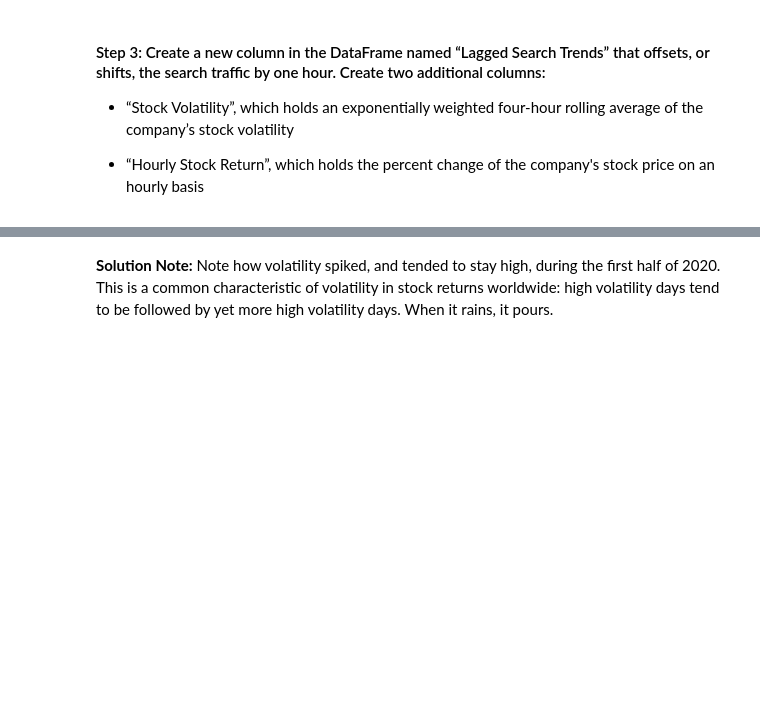
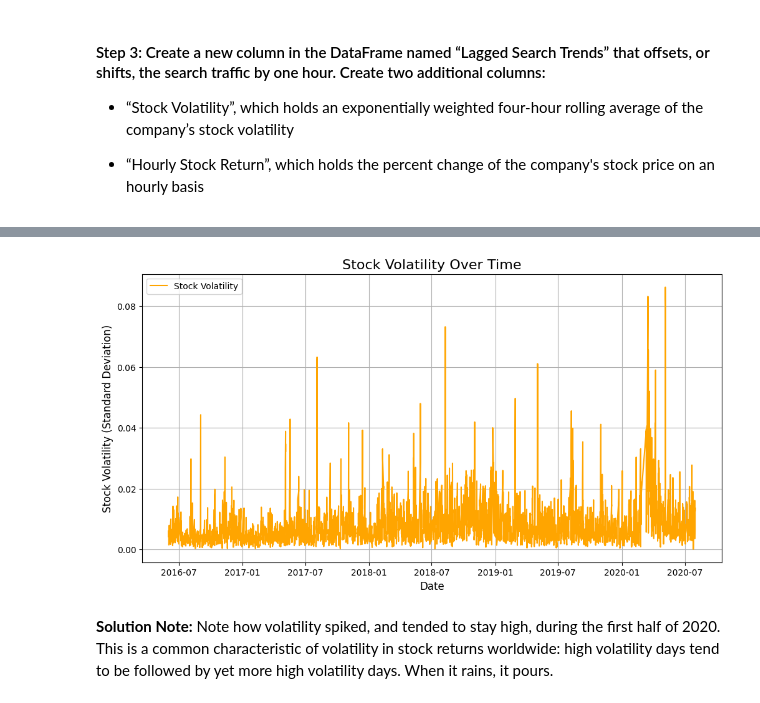
Before and after one commit to chadlbradford/prophet-challenge, a Jupyter notebook: forecasting_net_prophet.ipynb, the cells around one changed output, grey strips where cells are left out. Cells and saved outputs as stored; diff of their text form; code cells hidden in the pictures; blank space fills up the shorter version.

```diff
--- a/forecasting_net_prophet.ipynb
+++ b/forecasting_net_prophet.ipynb
@@ -411,6 +440,12 @@ array([<Axes: >, <Axes: >], dtype=object)
 # %%
 # Create a new column in the mercado_stock_trends_df DataFrame called Lagged Search Trends
 # This column should shift the Search Trends information by one hour
+df_combined['Lagged Search Trends'] = df_combined['Search Trends'].shift(1)
 # %%
 # Create a new column in the mercado_stock_trends_df DataFrame called Stock Volatility
 # This column should calculate the standard deviation of the closing stock price return data over a 4 period rolling window
+# Calculate the percentage change in the 'close' column (stock price returns)
+df_combined['Stock Returns'] = df_combined['close'].pct_change()
+
+# Calculate the rolling standard deviation over a 4-period window
+df_combined['Stock Volatility'] = df_combined['Stock Returns'].rolling(window=4).std()
@@ -422,3 +452,17 @@ array([<Axes: >, <Axes: >], dtype=object)
+# %%
+# Visualize the stock volatility
+plt.figure(figsize=(12, 6))
+plt.plot(df_combined.index, df_combined['Stock Volatility'], label='Stock Volatility', color='orange')
+
+# Add titles and labels
+plt.title('Stock Volatility Over Time', fontsize=16)
+plt.xlabel('Date', fontsize=12)
+plt.ylabel('Stock Volatility (Standard Deviation)', fontsize=12)
+plt.legend()
+plt.grid(True)
+plt.show()
+# %% [output]
+[figure, added]
 # %% [markdown]
 **Solution Note:** Note how volatility spiked, and tended to stay high, during the first half of 2020. This is a common characteristic of volatility in stock returns worldwide: high volatility days tend to be followed by yet more high volatility days. When it rains, it pours.
 # %%
```
Also changed, not shown: parts of 11 cells of this notebook.
